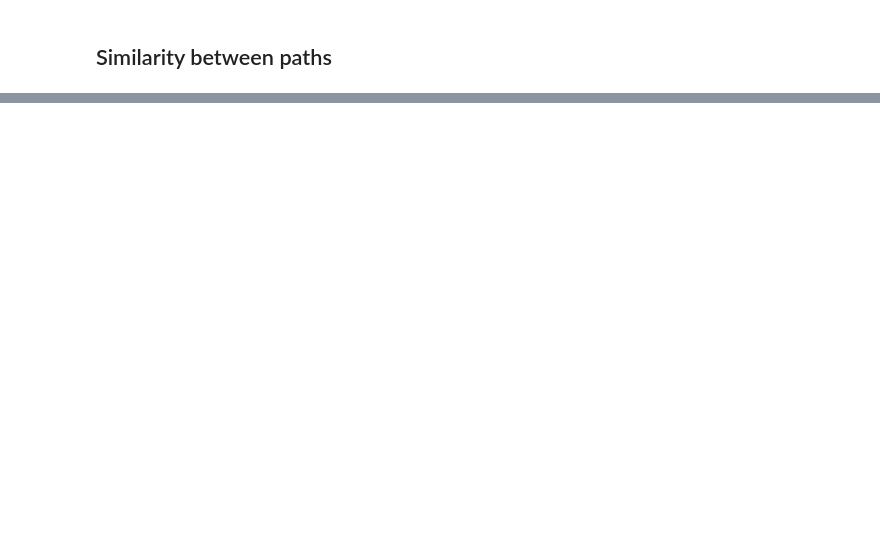
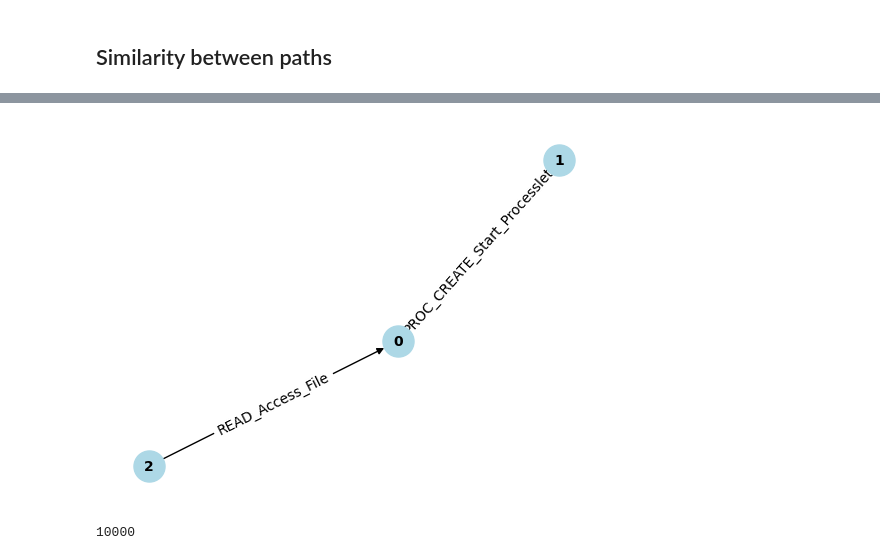
Before and after one commit to jonathancyu/prov-dp, a Jupyter notebook: graph_embedding.ipynb, the cells around one changed output, grey strips where cells are left out. Cells and saved outputs as stored; diff of their text form; code cells hidden in the pictures; blank space fills up the shorter version.

```diff
--- a/graph_embedding.ipynb
+++ b/graph_embedding.ipynb
@@ -270,0 +268,21 @@ for edge in
+# %%
+G = to_nx(candidates[1000])
+# Draw the graph
+fig, ax = plt.subplots()  # Create a figure and an axes object
+# Draw the nodes and edges
+pos = nx.spring_layout(G)
+nx.draw(G, pos,ax=ax, with_labels=True, node_color='lightblue', node_size=500, font_size=10, font_weight='bold')
+
+edge_labels = nx.get_edge_attributes(G, 'feature')
+node_labels = nx.get_node_attributes(G, 'feature')
+nx.draw_networkx_edge_labels(G, pos, edge_labels=edge_labels, ax=ax)
+
+# Show the plot
+plt.show()
+# %% [output]
+[figure, added]
+# %%
+path_graphs_list = [get_subpaths(to_nx(c)) for c in candidates]
+len(path_graphs_list)
+# %% [output]
+10000
```
Also changed, not shown: parts of 32 cells of this notebook.
